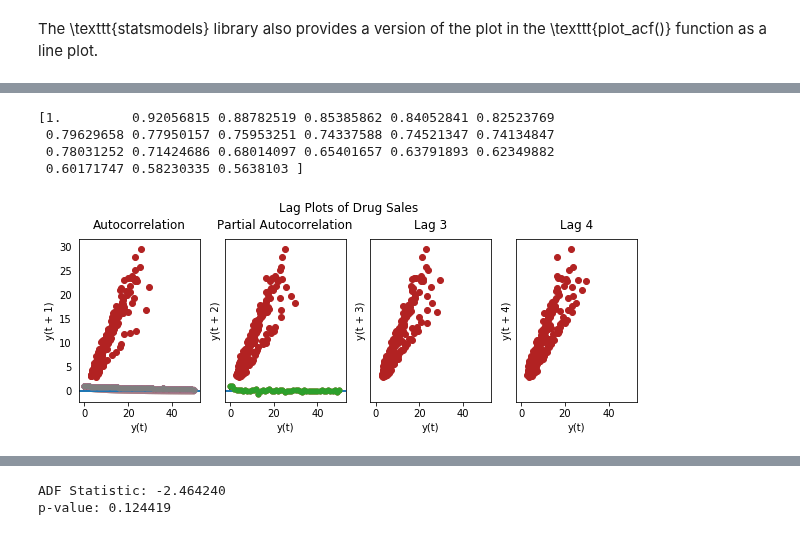
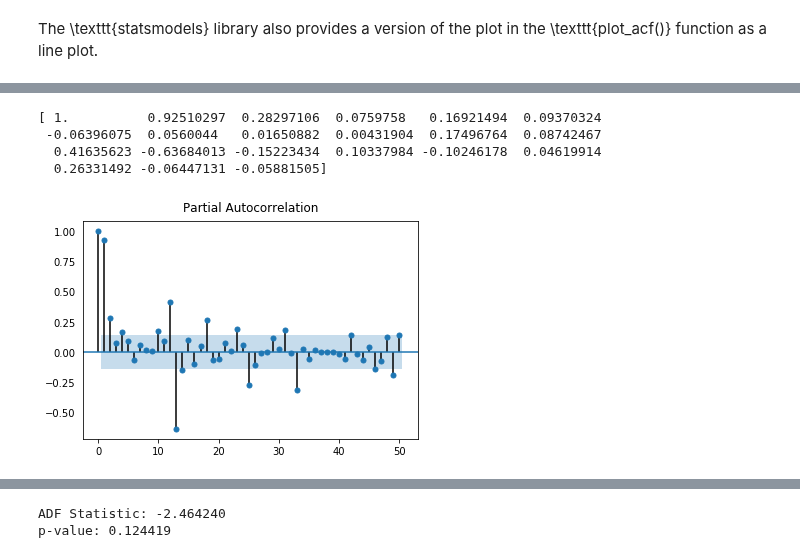
Before and after one commit to matteosan1/finance_course, a Jupyter notebook: time_series.ipynb, the cells around one changed output, grey strips where cells are left out. Cells and saved outputs as stored; diff of their text form; code cells hidden in the pictures.

```diff
--- a/time_series.ipynb
+++ b/time_series.ipynb
@@ -441,15 +529,15 @@ Confidence intervals are drawn as a cone. By default, this is set to a 95% confi
 # %%
-from statsmodels.tsa.stattools import acf, pacf
-from statsmodels.graphics.tsaplots import plot_acf, plot_pacf
+from matplotlib import pyplot
+from statsmodels.tsa.stattools import pacf
+from statsmodels.graphics.tsaplots import plot_pacf
 
-print (acf(df.value, nlags=20))
-# pacf_50 = pacf(df.value, nlags=50)
+print (pacf(df.value, nlags=20))
 
-plot_acf(df.value.tolist(), lags=50, ax=axes[0])
-#plot_pacf(df.value.tolist(), lags=50, ax=axes[1])
+plot_pacf(df.value.tolist(), lags=50)
+pyplot.show()
 # %% [output]
-[1.         0.92056815 0.88782519 0.85385862 0.84052841 0.82523769
- 0.79629658 0.77950157 0.75953251 0.74337588 0.74521347 0.74134847
- 0.78031252 0.71424686 0.68014097 0.65401657 0.63791893 0.62349882
- 0.60171747 0.58230335 0.5638103 ]
+[ 1.          0.92510297  0.28297106  0.0759758   0.16921494  0.09370324
+ -0.06396075  0.0560044   0.01650882  0.00431904  0.17496764  0.08742467
+  0.41635623 -0.63684013 -0.15223434  0.10337984 -0.10246178  0.04619914
+  0.26331492 -0.06447131 -0.05881505]
-[figure, old version]
+[figure, new version]
```
Also changed, not shown: parts of 98 cells of this notebook, 5 other files.
